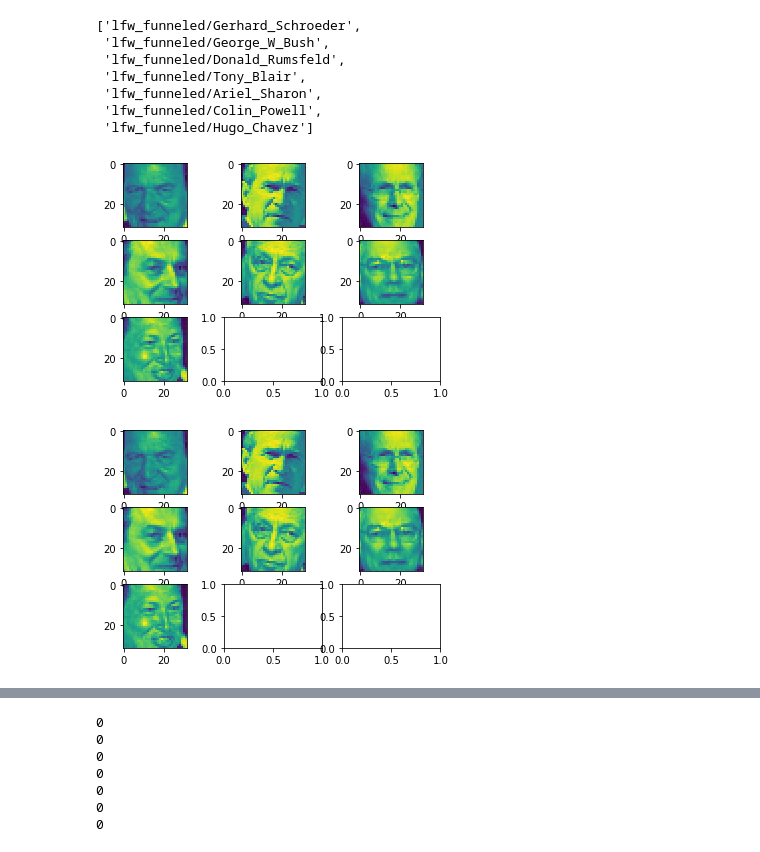
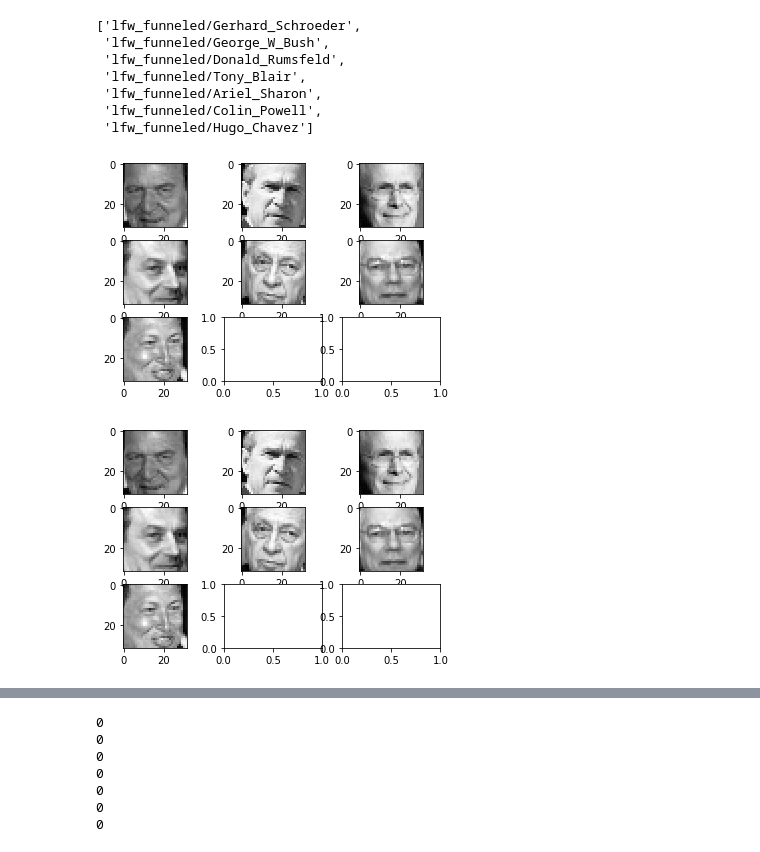
Before and after one commit to fa97ber/MachineLearning, a Jupyter notebook: ML/ML_02_02.ipynb, the cells around one changed output, grey strips where cells are left out. Saved outputs shown, nothing was run; the diff lists cells and outputs as text; code cells hidden in the pictures.

```diff
--- a/ML/ML_02_02.ipynb
+++ b/ML/ML_02_02.ipynb
@@ -244,13 +251,13 @@ for c_pct in class_pictures:
     c_pct = c_pct - means
     after.append(np.resize(c_pct, (32,32)))
 # %%
-test = io.imshow_collection(before)
+test = io.imshow_collection(before, cmap='gray')
 # %% [output]
-[figure, old version]
+[figure, new version]
 # %%
-test = io.imshow_collection(after)
+test = io.imshow_collection(after, cmap='gray')
 # %% [output]
-[figure, old version]
+[figure, new version]
 # %%
 distances = []
 for c_pct in after:
```
Also changed, not shown: parts of 6 cells of this notebook, 1 other file.
